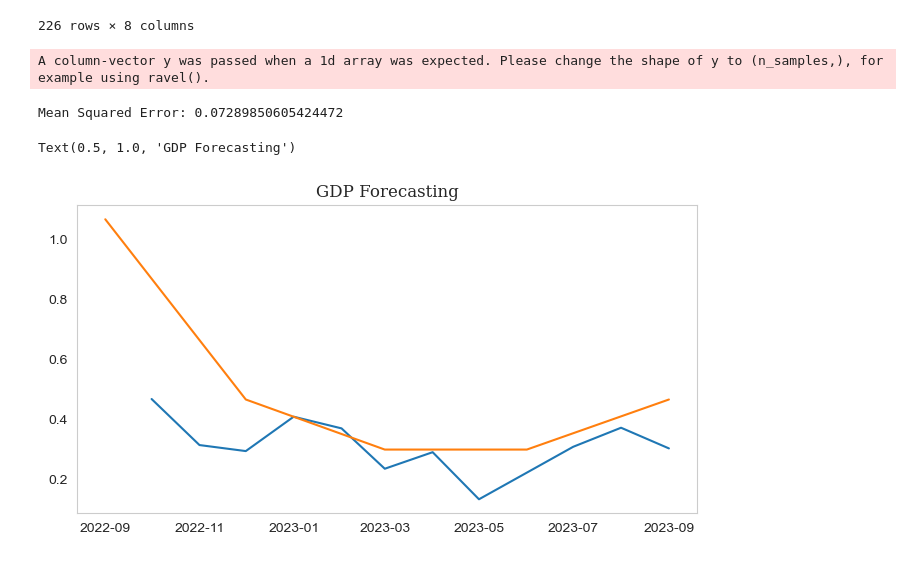
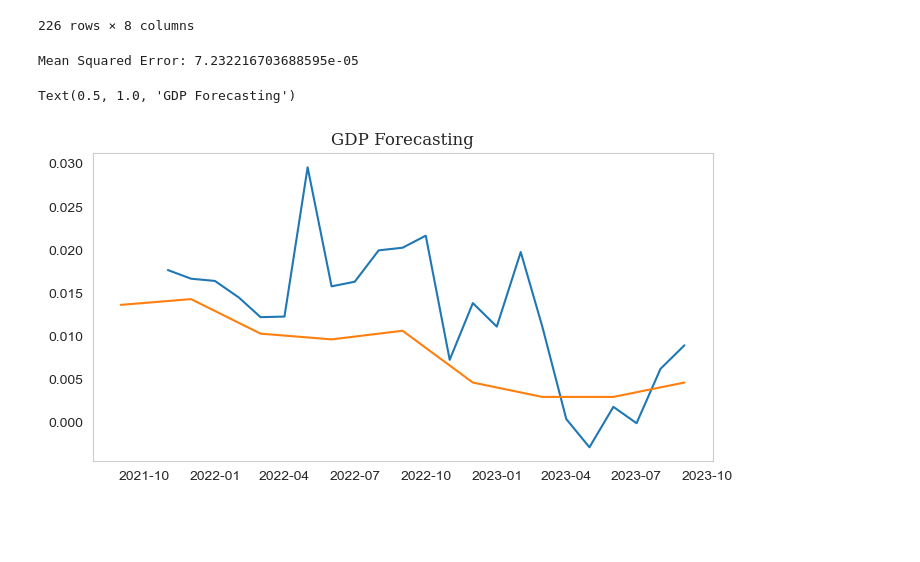
Before and after one commit to Tommylee1013/EconomicCycle, a Jupyter notebook: Notes/Secondary_Model.ipynb, the cells around one changed output. Saved outputs shown, nothing was run; the diff lists cells and outputs as text; code cells hidden in the pictures; blank space fills up the shorter version.

```diff
--- a/Notes/Primary Model.ipynb
+++ b/Notes/Secondary_Model.ipynb
@@ -91,7 +91,7 @@ feature_matrix = {
 # %% [markdown]
 target
 # %%
-gdp = pd.read_csv('../Cleaned_Data/gdp_target.csv', index_col = 0)
+gdp = pd.read_excel('../Cleaned_Data/gdp_target2.xlsx', index_col = 0) * 0.01
 # %%
 gdp
 # %% [output]
@@ -559,8 +559,7 @@ mse = mean_squared_error(y_test, y_pred)
 
 print(f"Mean Squared Error: {mse}")
 # %% [output]
-A column-vector y was passed when a 1d array was expected. Please change the shape of y to (n_samples,), for example using ravel().
+Mean Squared Error: 7.232216703688595e-05
-Mean Squared Error: 0.07289850605424472
 # %%
 gdp_real = pd.read_excel('../Data/GDP 성장률.xlsx', index_col = 0)
 gdp_real.index = pd.date_range(start = '2000-01-01', end = '2023-11-01', freq = 'Q').strftime('%Y-%m')
@@ -568,11 +567,11 @@ gdp_real.index = pd.date_range(start = '2000-01-01', end = '2023-11-01', freq =
 gdp_real.index = pd.to_datetime(gdp_real.index)
 # %%
 plt.figure(figsize = (8, 4))
-plt.plot(pd.Series(y_pred, index = X_test.index)[-12:])
-plt.plot(gdp_real["gdp_rate"][-5:] / 3)
+plt.plot(pd.Series(y_pred, index = X_test.index))
+plt.plot(gdp_real["gdp_rate"][-9:] / 300)
 plt.grid(False)
 plt.xlim()
 plt.title('GDP Forecasting', fontfamily = 'Serif')
 # %% [output]
 Text(0.5, 1.0, 'GDP Forecasting')
-[figure, old version]
+[figure, new version]
```
Also changed, not shown: parts of 7 cells of this notebook, 8 other files.
